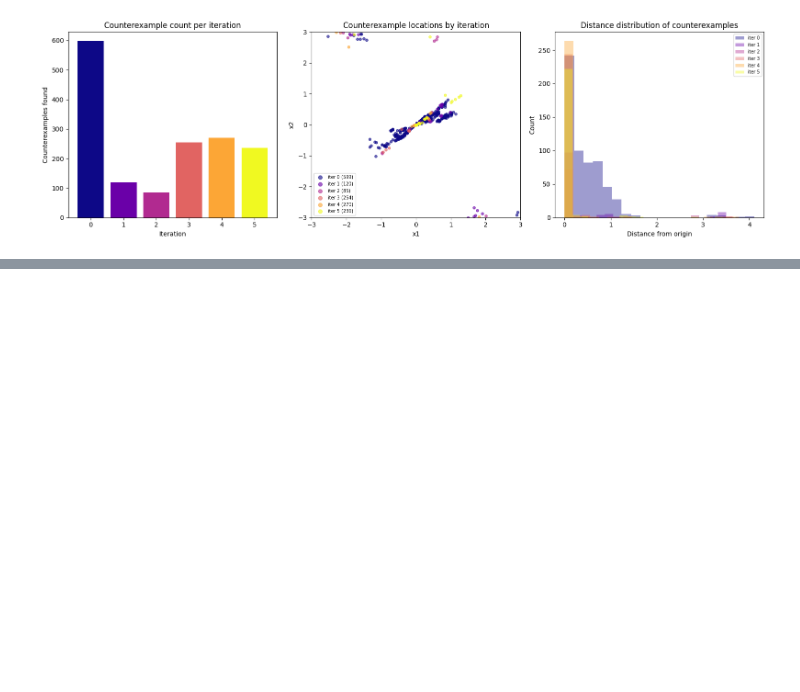
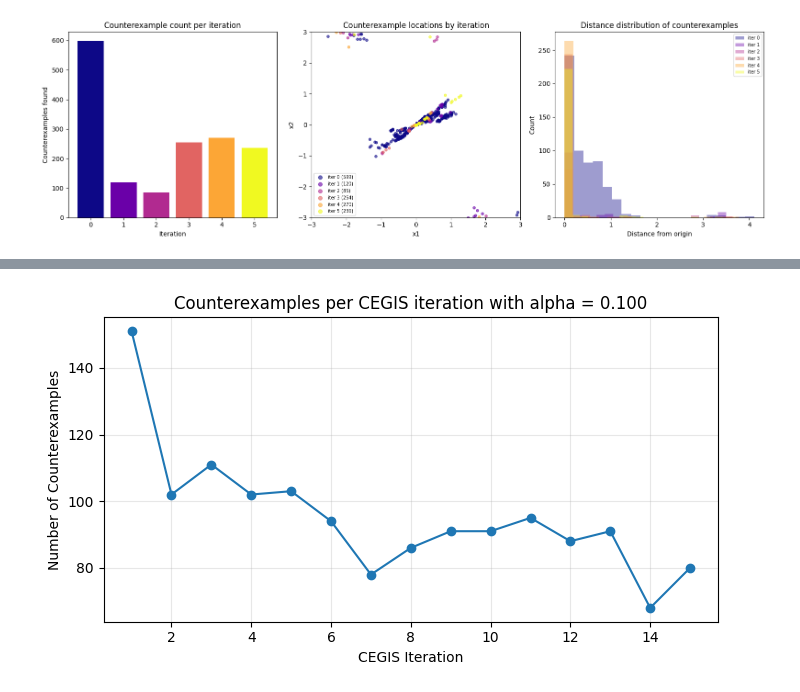
Before and after one commit to Jw1836/NN-Closed-Loop-Verification, a Jupyter notebook: benchmark.ipynb, the cells around one changed output, grey strips where cells are left out. Cells and saved outputs as stored; diff of their text form; code cells hidden in the pictures; blank space fills up the shorter version.

```diff
--- a/benchmark.ipynb
+++ b/benchmark.ipynb
@@ -481,0 +482,16 @@ Hyperplane counterexamples: 164
+# %%
+# Lie derivative at selected brute-force point from Cell 21
+pt = (-1.575342, -0.3150685)
+
+# Use the same method as Cell 21 brute-force scan (analytic_gradient + dynamics)
+W_matrix, B_vector, W_out_vec = extract_weights(duff10.nn_lyapunov)
+x_col = np.array([[pt[0]], [pt[1]]])
+grad = analytic_gradient(W_matrix, B_vector, W_out_vec, x_col)
+g1, g2 = float(grad[0, 0]), float(grad[1, 0])
+
+f = duff10.dynamics(torch.tensor([[pt[0], pt[1]]], dtype=torch.float32))
+f1, f2 = float(f[0, 0]), float(f[0, 1])
+lie = g1 * f1 + g2 * f2
+
+print(f"point = ({pt[0]:.6f}, {pt[1]:.7f})")
+print(f"Lie derivative (analytic gradient) = {lie:.10f}")
@@ -481,0 +782,12 @@ Hyperplane counterexamples: 164
+# %%
+#plot the counterexamples over iterations
+plt.figure(figsize=(7, 4))
+plt.plot(range(1, len(cex_count_history_best) + 1), cex_count_history_best, marker="o")
+plt.xlabel("CEGIS Iteration")
+plt.ylabel("Number of Counterexamples")
+plt.title(f"Counterexamples per CEGIS iteration with alpha = {float(BEST_ALPHA):.3f}")
+plt.grid(True, alpha=0.3)
+plt.tight_layout()
+plt.show()
+# %% [output]
+[figure, added]
```
Also changed, not shown: parts of 5 cells of this notebook.
